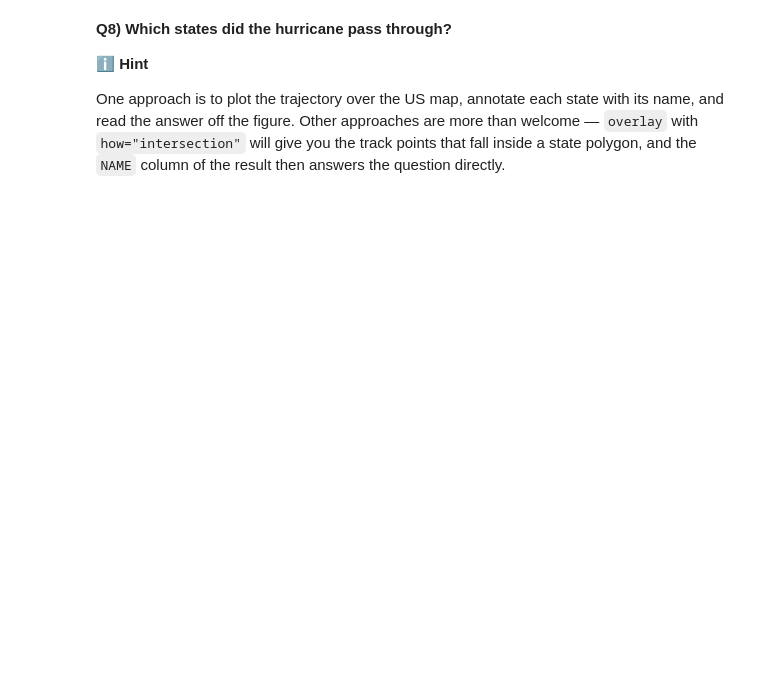
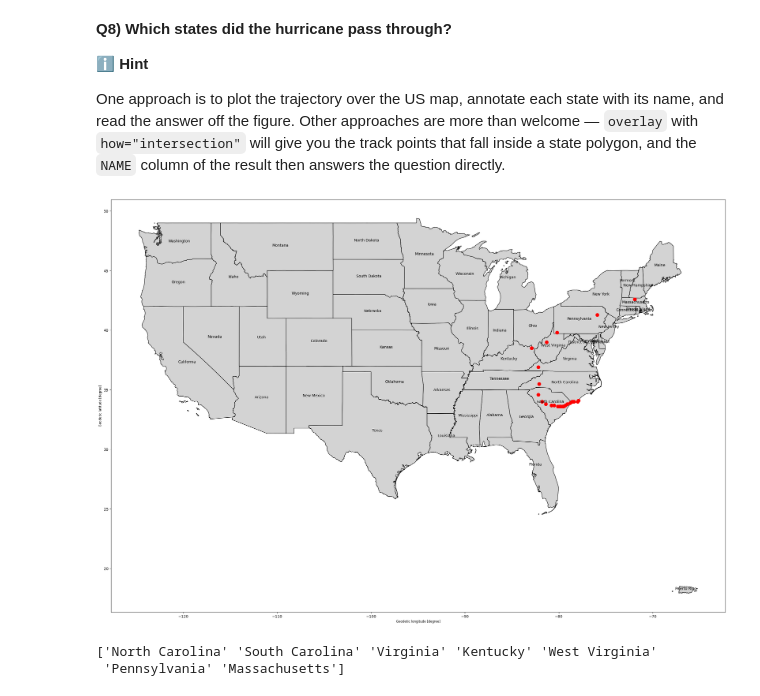
Before and after one commit to louisbetrisey/2026_Intro_Python, a Jupyter notebook: 1.6-geospatial-vector-data-environmental-exercises.ipynb, the cells around one changed output. Cells and saved outputs as stored; diff of their text form; code cells hidden in the pictures; blank space fills up the shorter version.

```diff
--- a/1.6-geospatial-vector-data-environmental-exercises.ipynb
+++ b/1.6-geospatial-vector-data-environmental-exercises.ipynb
@@ -136,3 +218,28 @@ read the answer off the figure. Other approaches are more than welcome — `over
 # annotate the US states with their names, then
 # select the hurricane trajectory points inside the US boundary with the overlay operation, then
 # plot the hurricane trajectory inside the US boundary
+# %%
+# 1) Les États sans Alaska et Hawaii
+us = country[~country["NAME"].isin(["Alaska", "Hawaii"])]
+
+# 2) Fond de carte
+ax = us.plot(figsize=(30, 20), color="lightgray", edgecolor="black")
+
+# 3) Écrire le nom de chaque État en son centre
+for idx, row in us.iterrows():
+    centre = row.geometry.centroid
+    ax.annotate(row["NAME"], xy=(centre.x, centre.y), ha="center", fontsize=10)
+
+# 4) Garder seulement les points de l'ouragan qui sont DANS un État
+inside = gpd.overlay(gdf_florence, us, how="intersection")
+
+# 5) Tracer ces points par-dessus
+inside.plot(ax=ax, color="red", markersize=80)
+plt.show()
+
+# 6) La réponse directe
+print(inside["NAME"].unique())
+# %% [output]
+[figure, added]
+['North Carolina' 'South Carolina' 'Virginia' 'Kentucky' 'West Virginia'
+ 'Pennsylvania' 'Massachusetts']
```
Also changed, not shown: parts of 15 cells of this notebook.
